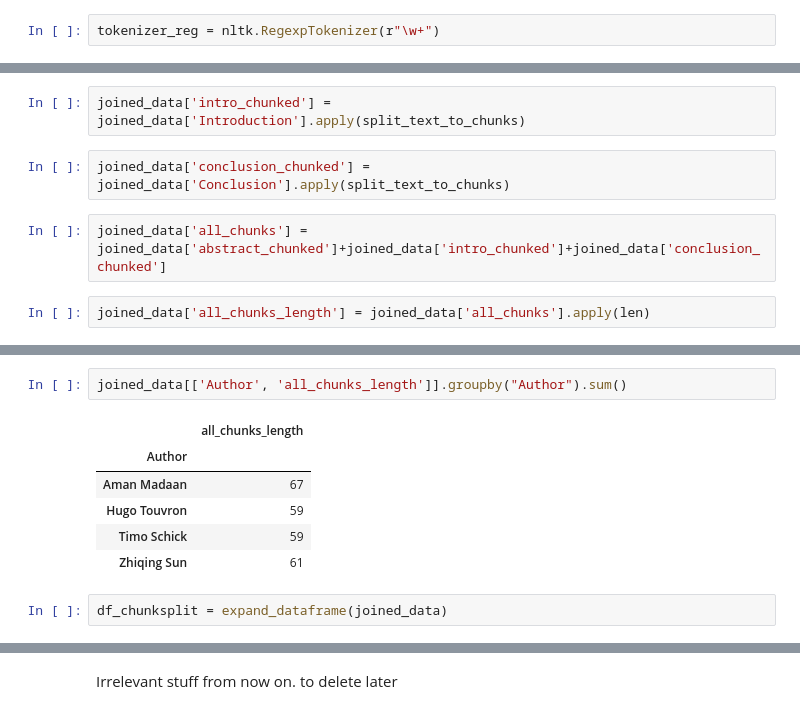
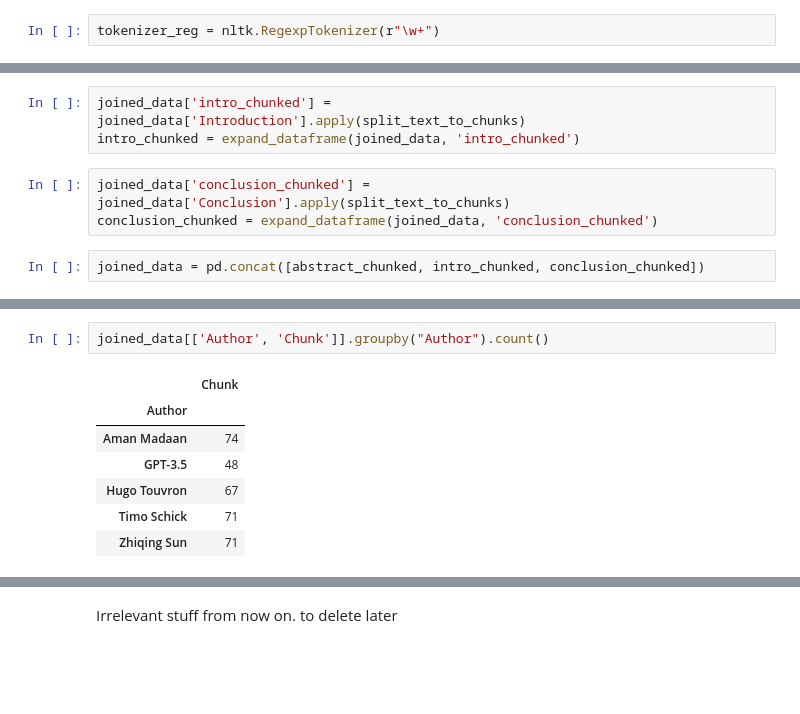
Before and after one commit to mkorob/AI_Authorship_Attribution, a Jupyter notebook: src/data_generation.ipynb, the cells around one changed output, grey strips where cells are left out. Saved outputs shown, nothing was run; the diff lists cells and outputs as text; blank space fills up the shorter version.

```diff
--- a/src/data_generation.ipynb
+++ b/src/data_generation.ipynb
@@ -207,8 +195,8 @@ joined_data['abstract_chunked'] = joined_data['Abstract'].apply(split_text_to_ch
 # %%
 joined_data['intro_chunked'] = joined_data['Introduction'].apply(split_text_to_chunks)
+intro_chunked = expand_dataframe(joined_data, 'intro_chunked')
 # %%
 joined_data['conclusion_chunked'] = joined_data['Conclusion'].apply(split_text_to_chunks)
+conclusion_chunked = expand_dataframe(joined_data, 'conclusion_chunked')
 # %%
-joined_data['all_chunks'] = joined_data['abstract_chunked']+joined_data['intro_chunked']+joined_data['conclusion_chunked']
+joined_data = pd.concat([abstract_chunked, intro_chunked, conclusion_chunked])
-# %%
-joined_data['all_chunks_length'] = joined_data['all_chunks'].apply(len)
@@ -215,11 +219,10 @@ joined_data['all_chunks_length'] = joined_data['all_chunks'].apply(len)
 # %%
-joined_data[['Author', 'all_chunks_length']].groupby("Author").sum()
+joined_data[['Author', 'Chunk']].groupby("Author").count()
 # %% [output]
-|  | all_chunks_length |
+|  | Chunk |
 | Author |  |
-| Aman Madaan | 67 |
-| Hugo Touvron | 59 |
-| Timo Schick | 59 |
-| Zhiqing Sun | 61 |
+| Aman Madaan | 74 |
+| GPT-3.5 | 48 |
+| Hugo Touvron | 67 |
+| Timo Schick | 71 |
+| Zhiqing Sun | 71 |
-# %%
-df_chunksplit = expand_dataframe(joined_data)
```
Also changed, not shown: parts of 11 cells of this notebook, 3 other files.
